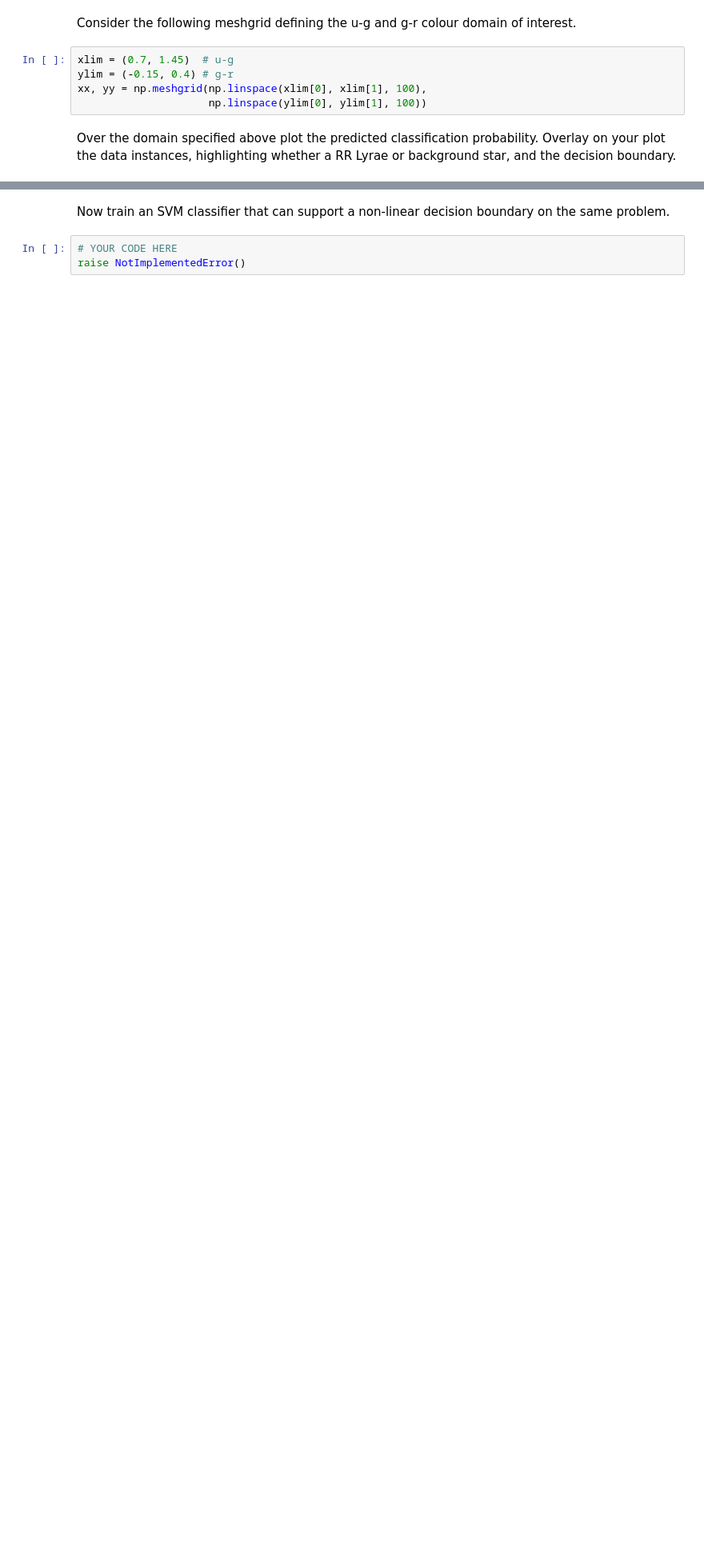
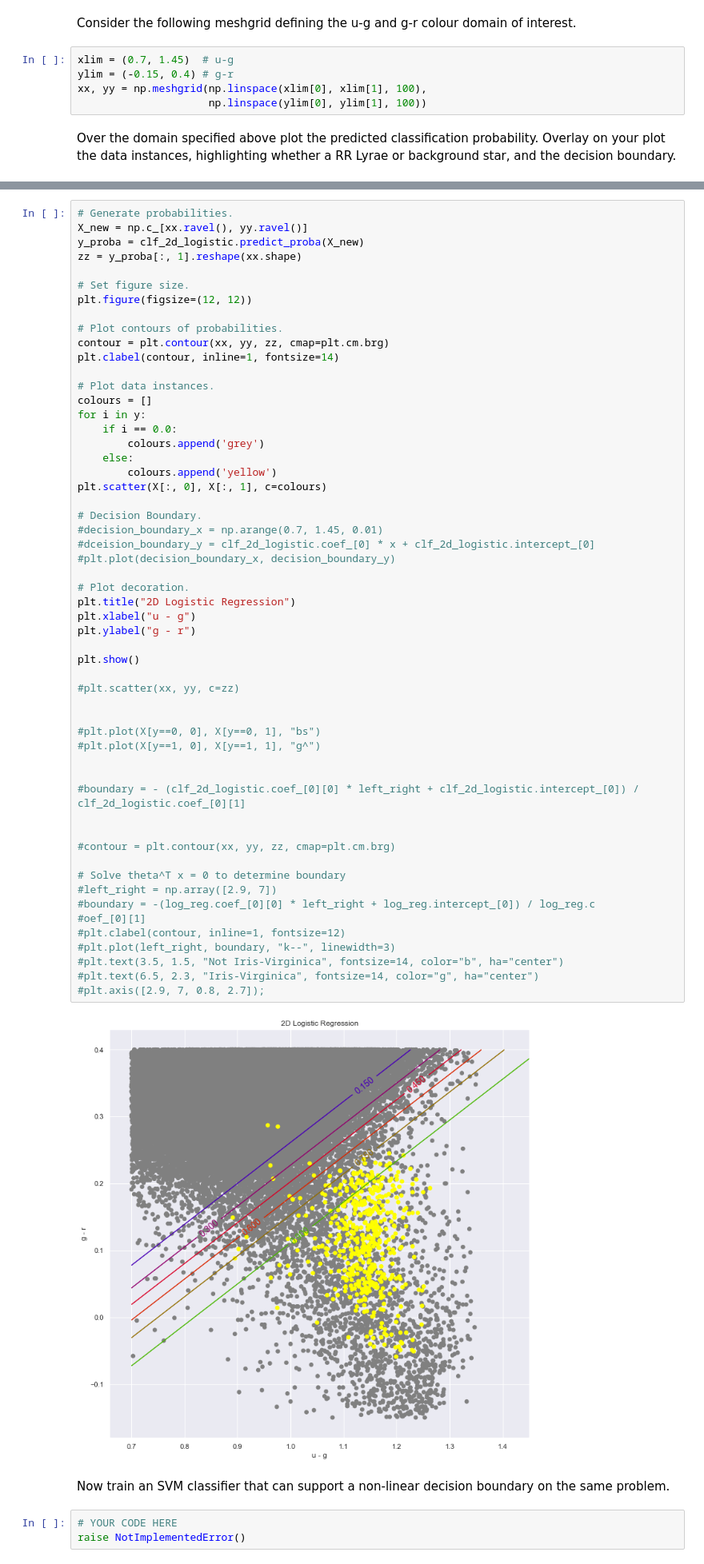
Before and after one commit to johnduffymsc/msc_spce0038, a Jupyter notebook: spce0038_coursework_john_duffy.ipynb, the cells around one changed output, grey strips where cells are left out. Shown at 80% size. Saved outputs shown, nothing was run; the diff lists cells and outputs as text; blank space fills up the shorter version.

```diff
--- a/spce0038_coursework_john_duffy.ipynb
+++ b/spce0038_coursework_john_duffy.ipynb
@@ -975,3 +972,60 @@ raise NotImplementedError()
+# %%
+# Generate probabilities.
+X_new = np.c_[xx.ravel(), yy.ravel()]
+y_proba = clf_2d_logistic.predict_proba(X_new)
+zz = y_proba[:, 1].reshape(xx.shape)
+
+# Set figure size.
+plt.figure(figsize=(12, 12))
+
+# Plot contours of probabilities.
+contour = plt.contour(xx, yy, zz, cmap=plt.cm.brg)
+plt.clabel(contour, inline=1, fontsize=14)
+
+# Plot data instances.
+colours = []
+for i in y:
+    if i == 0.0:
+        colours.append('grey')
+    else:
+        colours.append('yellow')
+plt.scatter(X[:, 0], X[:, 1], c=colours)
+
+# Decision Boundary.
+#decision_boundary_x = np.arange(0.7, 1.45, 0.01)
+#dceision_boundary_y = clf_2d_logistic.coef_[0] * x + clf_2d_logistic.intercept_[0]
+#plt.plot(decision_boundary_x, decision_boundary_y)
+
+# Plot decoration.
+plt.title("2D Logistic Regression")
+plt.xlabel("u - g")
+plt.ylabel("g - r")
+
+plt.show()
+
+#plt.scatter(xx, yy, c=zz)
+
+
+#plt.plot(X[y==0, 0], X[y==0, 1], "bs")
+#plt.plot(X[y==1, 0], X[y==1, 1], "g^")
+
+
+#boundary = - (clf_2d_logistic.coef_[0][0] * left_right + clf_2d_logistic.intercept_[0]) / clf_2d_logistic.coef_[0][1]
+
+
+#contour = plt.contour(xx, yy, zz, cmap=plt.cm.brg)
+
+# Solve theta^T x = 0 to determine boundary
+#left_right = np.array([2.9, 7])
+#boundary = -(log_reg.coef_[0][0] * left_right + log_reg.intercept_[0]) / log_reg.c
+#oef_[0][1]
+#plt.clabel(contour, inline=1, fontsize=12)
+#plt.plot(left_right, boundary, "k--", linewidth=3)
+#plt.text(3.5, 1.5, "Not Iris-Virginica", fontsize=14, color="b", ha="center")
+#plt.text(6.5, 2.3, "Iris-Virginica", fontsize=14, color="g", ha="center")
+#plt.axis([2.9, 7, 0.8, 2.7]);
+# %% [output]
+[figure, added]
 # %% [markdown]
 Now train an SVM classifier that can support a non-linear decision boundary on the same problem.
 # %%
```
Also changed, not shown: parts of 1 cell of this notebook.
